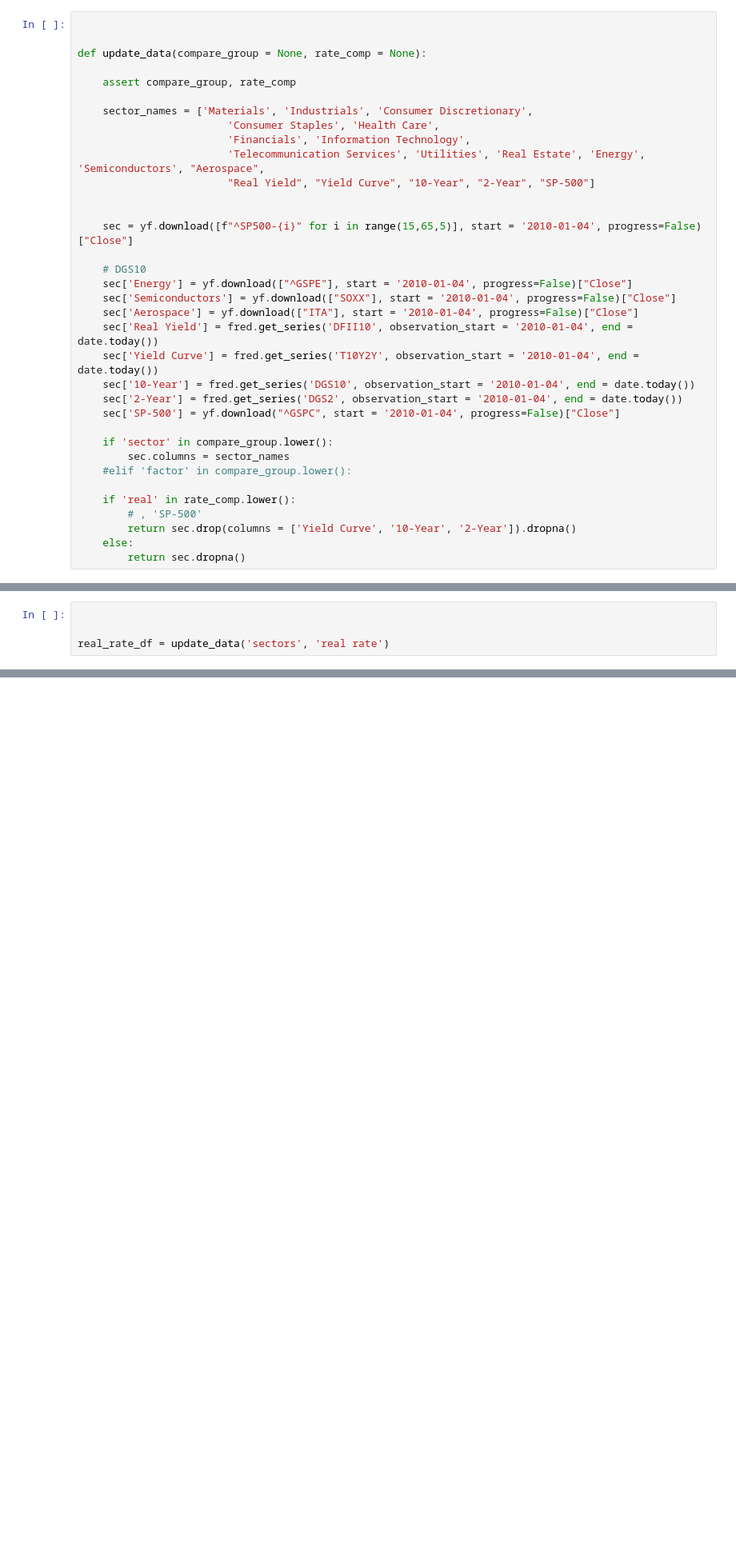
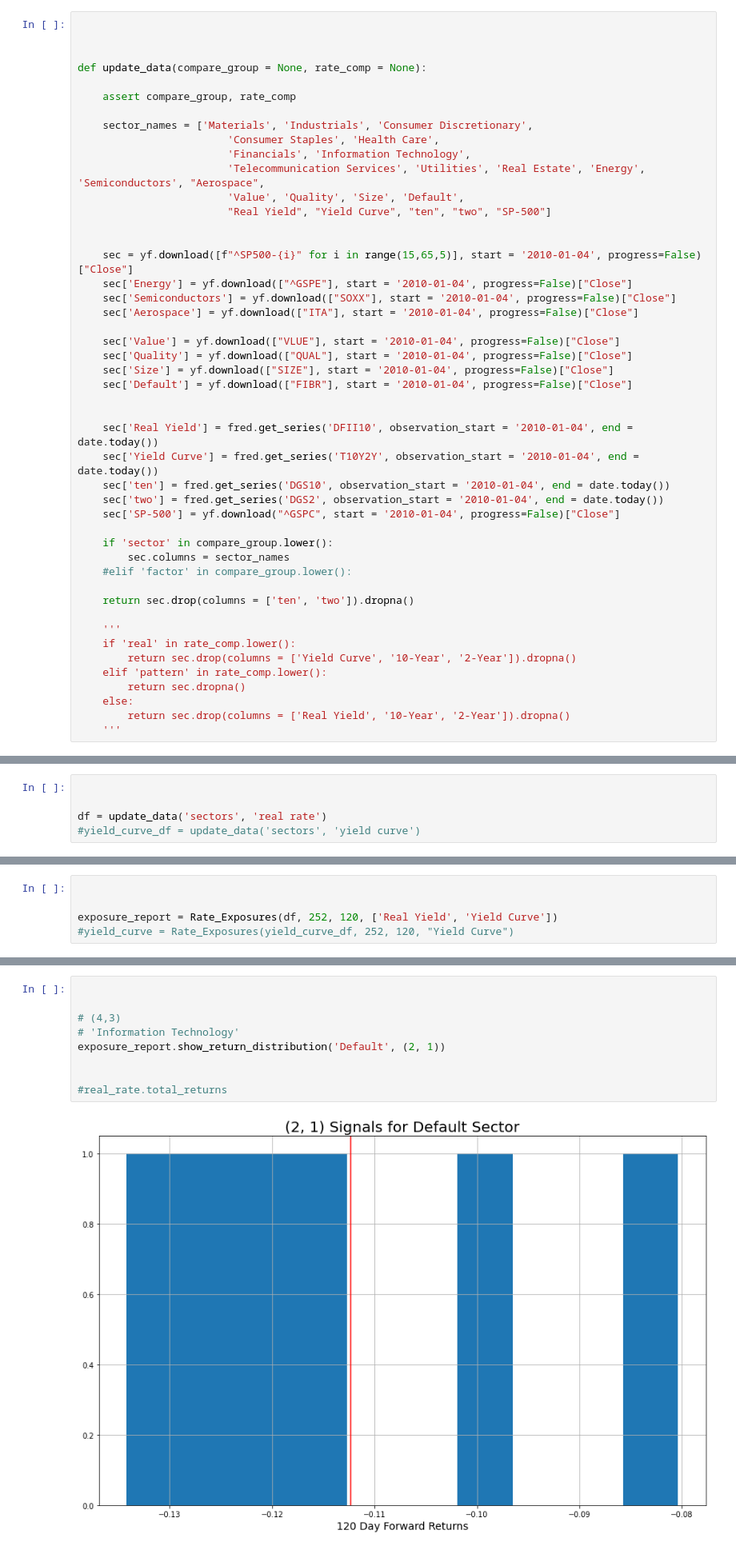
Before and after one commit to Rhys2024/740, a Jupyter notebook: Building.ipynb, the cells around one changed output, grey strips where cells are left out. Shown at 80% size. Drawn from its saved outputs; the diff is of its cells as text; blank space fills up the shorter version.

```diff
--- a/Building.ipynb
+++ b/Building.ipynb
@@ -11,6 +11,7 @@ import numpy as np
 
 fred = fa.Fred('4fb0ce271d0f66f4b5b3904b4aaf1dd0')
 # %%
+
 
 
 def update_data(compare_group = None, rate_comp = None):
@@ -21,27 +22,38 @@ def update_data(compare_group = None, rate_comp = None):
                         'Consumer Staples', 'Health Care',
                         'Financials', 'Information Technology',
                         'Telecommunication Services', 'Utilities', 'Real Estate', 'Energy', 'Semiconductors', "Aerospace",
-                        "Real Yield", "Yield Curve", "10-Year", "2-Year", "SP-500"]
+                        'Value', 'Quality', 'Size', 'Default',
+                        "Real Yield", "Yield Curve", "ten", "two", "SP-500"]
 
 
     sec = yf.download([f"^SP500-{i}" for i in range(15,65,5)], start = '2010-01-04', progress=False)["Close"]
-
-    # DGS10
     sec['Energy'] = yf.download(["^GSPE"], start = '2010-01-04', progress=False)["Close"]
     sec['Semiconductors'] = yf.download(["SOXX"], start = '2010-01-04', progress=False)["Close"]
     sec['Aerospace'] = yf.download(["ITA"], start = '2010-01-04', progress=False)["Close"]
+
+    sec['Value'] = yf.download(["VLUE"], start = '2010-01-04', progress=False)["Close"]
+    sec['Quality'] = yf.download(["QUAL"], start = '2010-01-04', progress=False)["Close"]
+    sec['Size'] = yf.download(["SIZE"], start = '2010-01-04', progress=False)["Close"]
+    sec['Default'] = yf.download(["FIBR"], start = '2010-01-04', progress=False)["Close"]
+
+
     sec['Real Yield'] = fred.get_series('DFII10', observation_start = '2010-01-04', end = date.today())
     sec['Yield Curve'] = fred.get_series('T10Y2Y', observation_start = '2010-01-04', end = date.today())
-    sec['10-Year'] = fred.get_series('DGS10', observation_start = '2010-01-04', end = date.today())
-    sec['2-Year'] = fred.get_series('DGS2', observation_start = '2010-01-04', end = date.today())
+    sec['ten'] = fred.get_series('DGS10', observation_start = '2010-01-04', end = date.today())
+    sec['two'] = fred.get_series('DGS2', observation_start = '2010-01-04', end = date.today())
     sec['SP-500'] = yf.download("^GSPC", start = '2010-01-04', progress=False)["Close"]
 
     if 'sector' in compare_group.lower():
         sec.columns = sector_names
     #elif 'factor' in compare_group.lower():
 
+    return sec.drop(columns = ['ten', 'two']).dropna()
+
+    '''
     if 'real' in rate_comp.lower():
-        # , 'SP-500'
         return sec.drop(columns = ['Yield Curve', '10-Year', '2-Year']).dropna()
+    elif 'pattern' in rate_comp.lower():
+        return sec.dropna()
     else:
-        return sec.dropna()
+        return sec.drop(columns = ['Real Yield', '10-Year', '2-Year']).dropna()
+    '''
@@ -48,4 +73,5 @@ def update_data(compare_group = None, rate_comp = None):
 # %%
 
 
-real_rate_df = update_data('sectors', 'real rate')
+df = update_data('sectors', 'real rate')
+#yield_curve_df = update_data('sectors', 'yield curve')
@@ -79,0 +78,5 @@ def beta(consider, against):
+# %%
+
+
+exposure_report = Rate_Exposures(df, 252, 120, ['Real Yield', 'Yield Curve'])
+#yield_curve = Rate_Exposures(yield_curve_df, 252, 120, "Yield Curve")
@@ -79,0 +122,11 @@ def beta(consider, against):
+# %%
+
+
+# (4,3)
+# 'Information Technology'
+exposure_report.show_return_distribution('Default', (2, 1))
+
+
+#real_rate.total_returns
+# %% [output]
+[figure, added]
```
Also changed, not shown: parts of 10 cells of this notebook, 12 other files.
